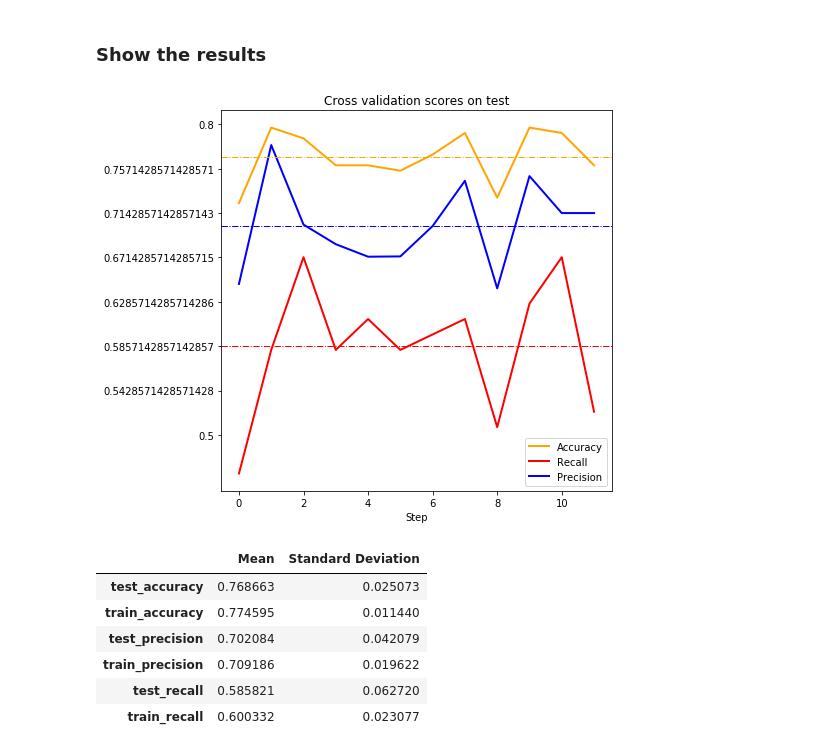
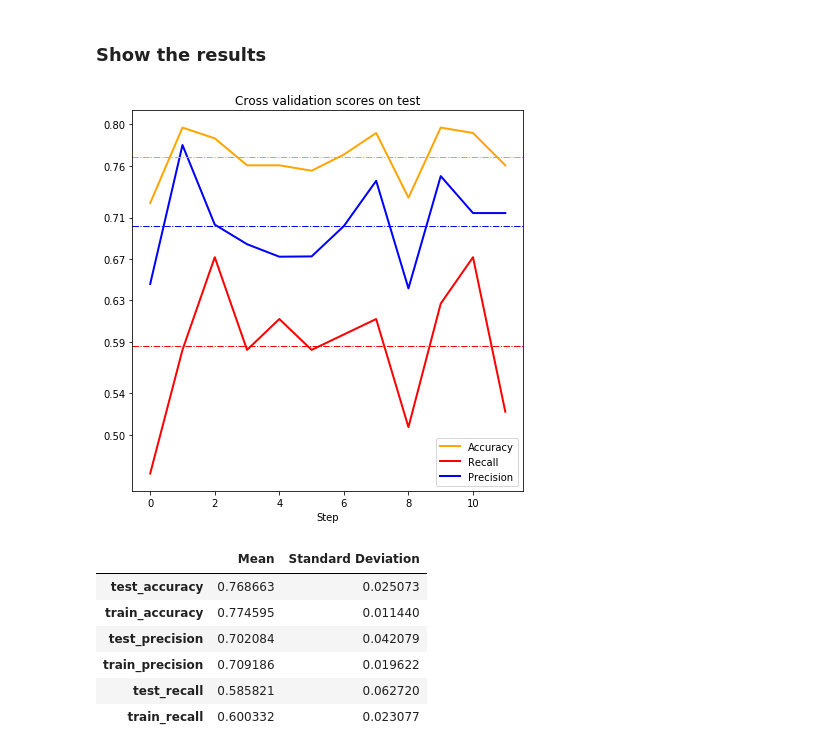
Before and after one commit to Vykstorm/PIMA, a Jupyter notebook: estimators/neural.ipynb, the cells around one changed output. Cells and saved outputs as stored; diff of their text form; code cells hidden in the pictures.

```diff
--- a/estimators/neural.ipynb
+++ b/estimators/neural.ipynb
@@ -224,22 +212,21 @@ cv_metrics = pd.DataFrame(data=cv_results).drop(columns=['score_time', 'fit_time
 # %%
 plt.figure(figsize=(7,7))
 
 plt.plot(cv_metrics['test_accuracy'], color='Orange', linewidth=2)
 
 plt.plot(cv_metrics['test_recall'], color='Red', linewidth=2)
 plt.plot(cv_metrics['test_precision'], color='Blue', linewidth=2)
 
 plt.axhline(cv_metrics['test_accuracy'].mean(), color='Orange', linewidth=1, linestyle='-.')
 plt.axhline(cv_metrics['test_recall'].mean(), color='Red', linewidth=1, linestyle='-.')
 plt.axhline(cv_metrics['test_precision'].mean(), color='Blue', linewidth=1, linestyle='-.')
 
-yticks = np.linspace(0.5, 0.8, 8)
-plt.yticks(np.)
+plt.yticks(np.round(np.linspace(0.5, 0.8, 8), 2))
 plt.title('Cross validation scores on test')
 plt.xlabel('Step')
 plt.legend(['Accuracy', 'Recall', 'Precision']);
 # %% [output]
-[figure, old version]
+[figure, new version]
 # %%
 
 pd.DataFrame({
```
Also changed, not shown: parts of 2 cells of this notebook.
